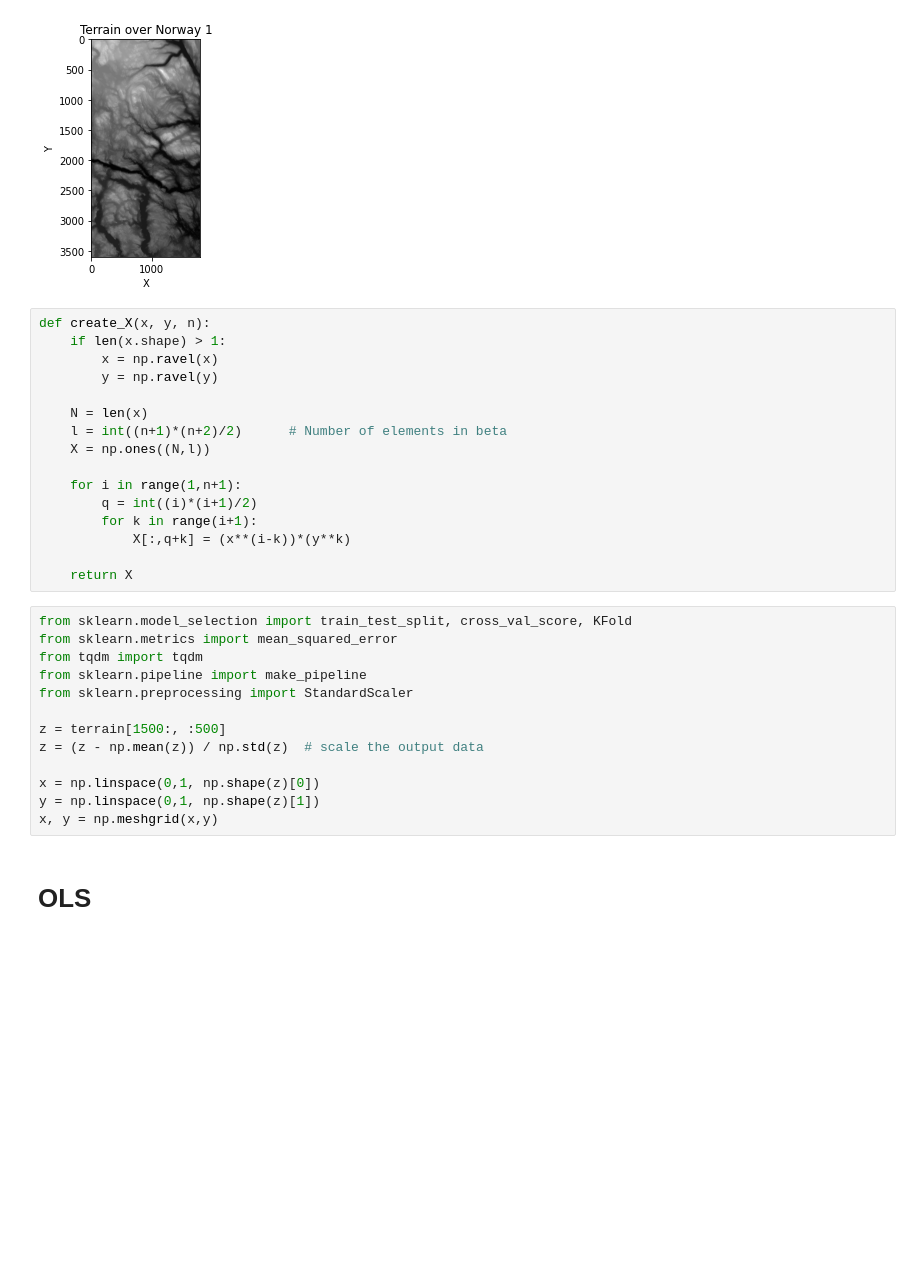
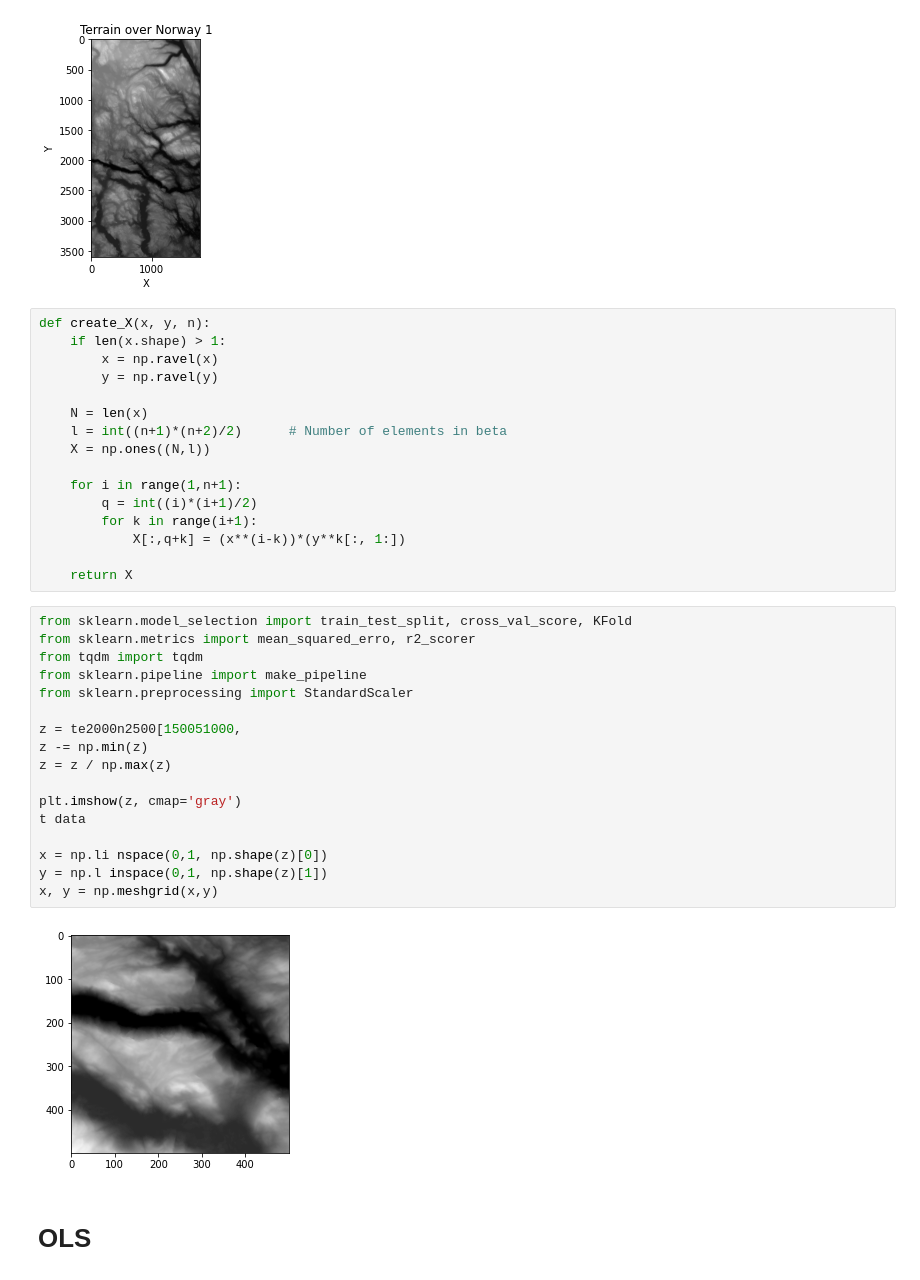
Before and after one commit to haakontm/FYS4155-Project1, a Jupyter notebook: ex6.ipynb, the cells around one changed output. Saved outputs shown, nothing was run; the diff lists cells and outputs as text; blank space fills up the shorter version.

```diff
--- a/ex6.ipynb
+++ b/ex6.ipynb
@@ -26,22 +26,28 @@ def create_X(x, y, n):
 	for i in range(1,n+1):
 		q = int((i)*(i+1)/2)
 		for k in range(i+1):
-			X[:,q+k] = (x**(i-k))*(y**k)
+			X[:,q+k] = (x**(i-k))*(y**k[:, 1:])
 
 	return X
 # %%
 from sklearn.model_selection import train_test_split, cross_val_score, KFold
-from sklearn.metrics import mean_squared_error
+from sklearn.metrics import mean_squared_erro, r2_scorer
 from tqdm import tqdm
 from sklearn.pipeline import make_pipeline
 from sklearn.preprocessing import StandardScaler
 
-z = terrain[1500:, :500]
-z = (z - np.mean(z)) / np.std(z)  # scale the output data
+z = te2000n2500[150051000,
+z -= np.min(z)
+z = z / np.max(z)
 
-x = np.linspace(0,1, np.shape(z)[0])
-y = np.linspace(0,1, np.shape(z)[1])
+plt.imshow(z, cmap='gray')
+t data
+
+x = np.li nspace(0,1, np.shape(z)[0])
+y = np.l inspace(0,1, np.shape(z)[1])
 x, y = np.meshgrid(x,y)
+# %% [output]
+[figure, added]
 # %% [markdown]
 # __OLS__
 # %%
```
Also changed, not shown: parts of 24 cells of this notebook.
